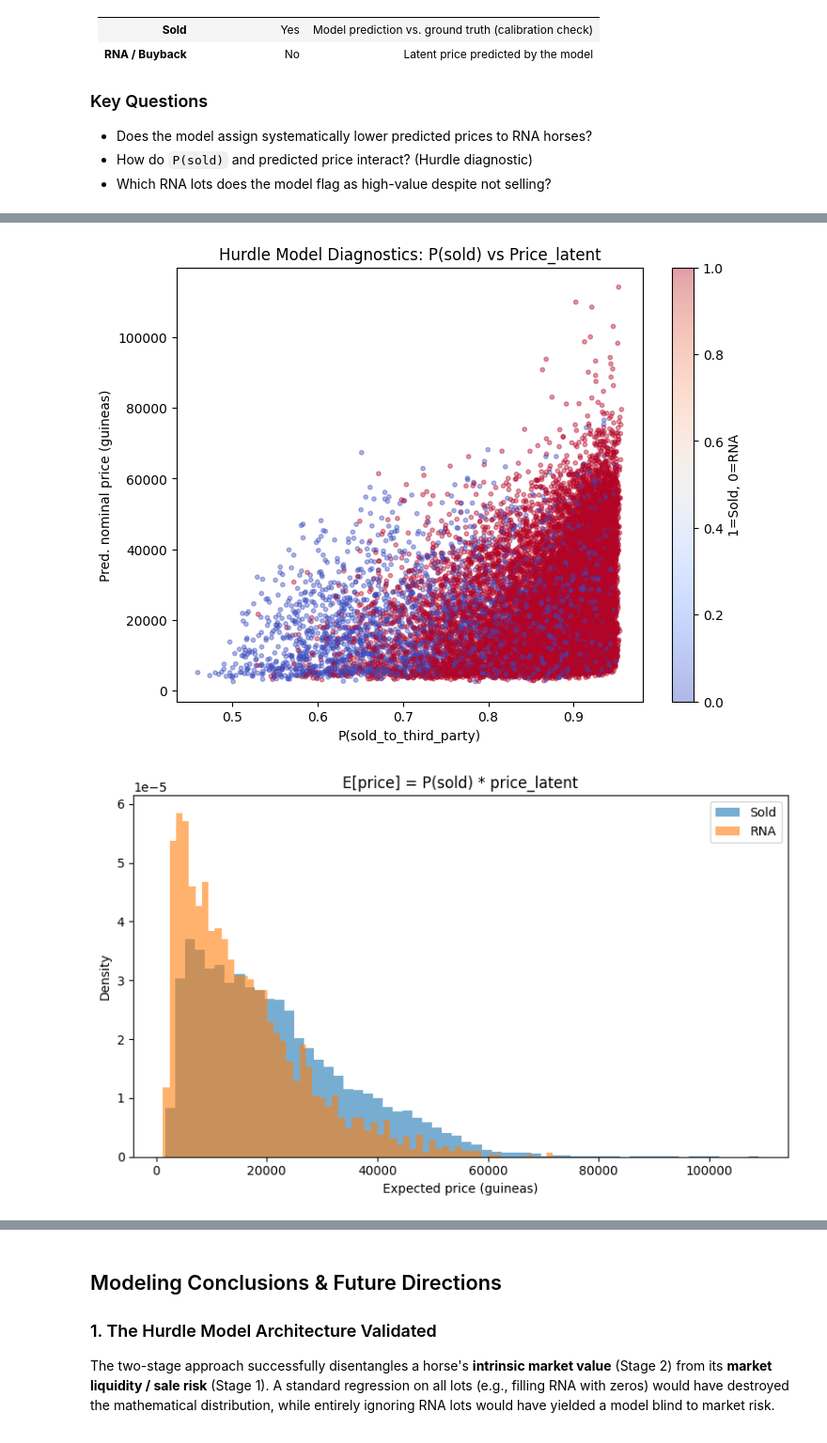
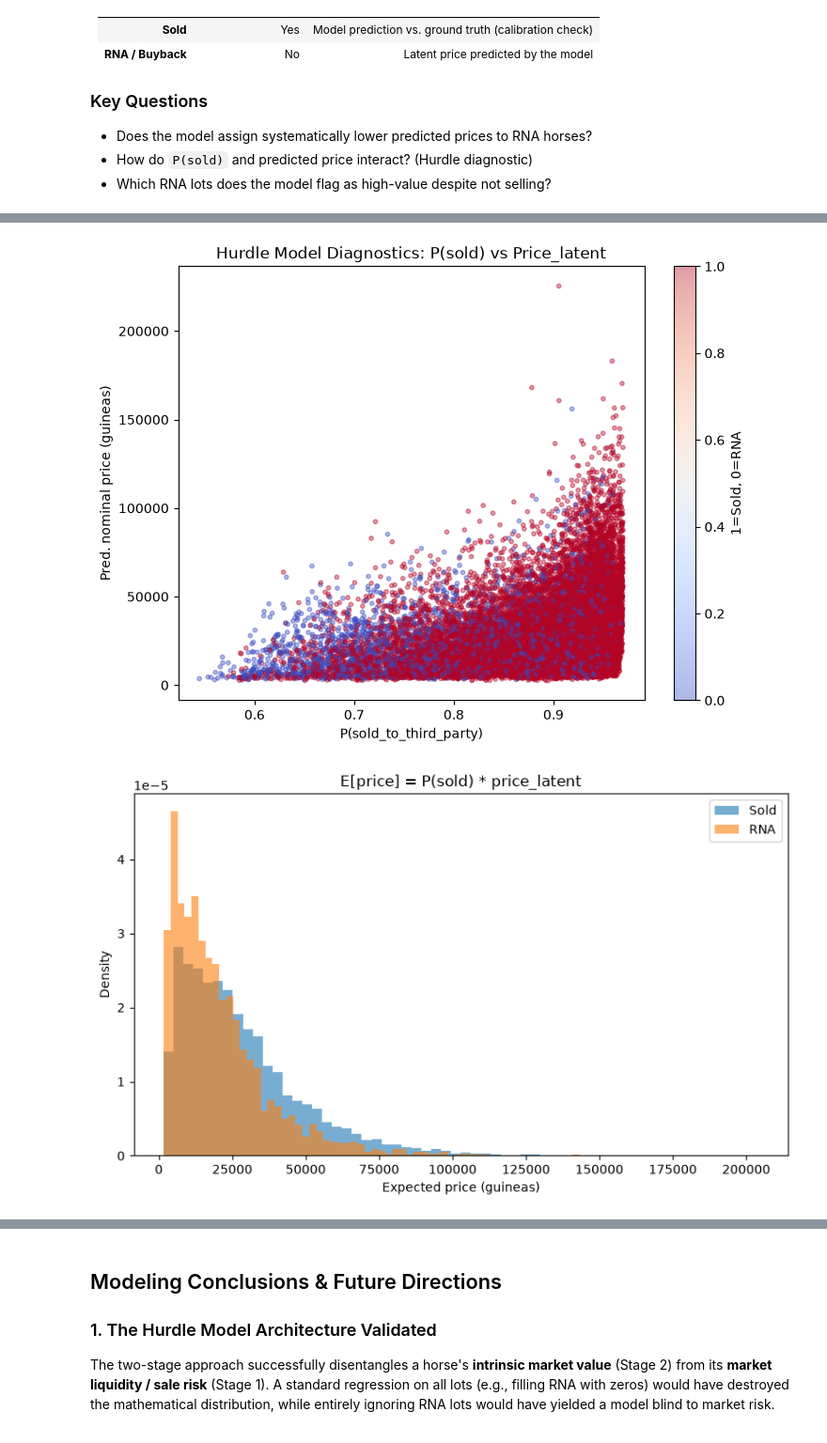
Before and after one commit to carroyo03/tfm-tattersalls, a Jupyter notebook: notebooks/04_Modeling.ipynb, the cells around one changed output, grey strips where cells are left out. Shown at 94% size. Saved outputs shown, nothing was run; the diff lists cells and outputs as text; code cells hidden in the pictures.

```diff
--- a/notebooks/04_Modeling.ipynb
+++ b/notebooks/04_Modeling.ipynb
@@ -1413,20 +1305,33 @@ sigma² (stacking regressor): 1.3134
 # %%
-fig, axes = plt.subplots(1, 2, figsize=(14, 5))
+# Apply Stage 2 to the full inference universe (sold + RNA lots)
+# Safety check: all reg features must exist in the inference universe
+missing = [f for f in features_reg if f not in univ_df.columns]
+assert len(missing) == 0, f"Missing features in inference_universe: {missing}"
+# Also check for NaN values in feature columns
+nan_counts = univ_df[features_reg].isna().sum()
+if nan_counts.sum() > 0:
+    cols_with_nan = nan_counts[nan_counts > 0]
+    print(f"WARNING: {len(cols_with_nan)} features have NaN values in inference_universe:")
+    for col, cnt in cols_with_nan.items():
+        print(f"  {col}: {cnt} NaN(s)")
+    print("Filling NaN with 0 — verify this is appropriate for each feature.")
+X_univ = univ_df[features_reg].fillna(0)
+# Use stacking ensemble for inference — combines all 4 base models
+log_price_all = reg_best_model.predict(X_univ)  # detrended
 
-# log-price distributions
-sold_mask_all = univ_df['sold_to_third_party'] == True
-rna_mask_all  = sold_mask_all == False
+# Compute sigma² from stacking residuals on val set
+sigma2_used = sigma2_reg
+print(f"sigma² (stacking regressor): {sigma2_used:.4f}")
 
-axes[0].hist(univ_df.loc[sold_mask_all, 'log_price_pred'], bins=60, alpha=0.6, label='Sold', density=True)
-axes[0].hist(univ_df.loc[rna_mask_all,  'log_price_pred'], bins=60, alpha=0.6, label='RNA / Buyback', density=True)
-axes[0].set_xlabel("log(price) predicted"); axes[0].set_ylabel("Density"); axes[0].legend(); axes[0].set_title("Predicted log-price distribution")
+# log_year_median_price_prior is available in inference_universe for re-detrending
+univ_lym = univ_df['log_year_median_price_prior'].fillna(univ_df['log_year_median_price_prior'].median())
 
-# nominal price boxplot
-sns.boxplot(data=univ_df, x='sold_to_third_party', y='price_nominal_pred', showfliers=False, ax=axes[1])
-axes[1].set_xticklabels(["RNA / Buyback", "Sold"]); axes[1].set_ylabel("Predicted nominal price (guineas)"); axes[1].set_title("Predicted price by outcome")
-plt.tight_layout(); plt.show()
+univ_df['log_price_pred']     = log_price_all  # detrended
+univ_df['price_nominal_pred'] = np.exp(log_price_all + univ_lym + sigma2_used / 2)
 
-# Summary stats
-summary = univ_df.groupby('sold_to_third_party')['price_nominal_pred'].agg(['median','mean','std','count'])
-print(summary)
+# Stage 1 — ensemble probabilities on the full universe
+clf_best_proba_all = clf_best_artifact.predict_proba(univ_df[features_clf])[:, 1]
+univ_df['prob_sold'] = clf_best_proba_all
+
+print(univ_df[['sale_year', 'sold_to_third_party', 'prob_sold', 'price_nominal_pred']].head())
 # %% [output]
@@ -1438,28 +1345,32 @@ True                 21402.639307  24215.599930  15022.277056  16527
 # %%
 # Hurdle combined price expectation
 univ_df['expected_price'] = univ_df['prob_sold'] * univ_df['price_nominal_pred']
+
+# Define masks for sold vs RNA lots
+sold_mask_all = univ_df['sold_to_third_party'].values
+rna_mask_all = ~sold_mask_all
 
 fig, ax = plt.subplots(figsize=(8, 6))
 scatter = ax.scatter(univ_df['prob_sold'], univ_df['price_nominal_pred'],
                      c=univ_df['sold_to_third_party'], cmap='coolwarm', alpha=0.4, s=10)
 ax.set_xlabel("P(sold_to_third_party)")
 ax.set_ylabel("Pred. nominal price (guineas)")
 ax.set_title("Hurdle Model Diagnostics: P(sold) vs Price_latent")
 plt.colorbar(scatter, label="1=Sold, 0=RNA")
 plt.show()
 
 # E[price] distribution
 fig, ax = plt.subplots(figsize=(8, 5))
 ax.hist(univ_df.loc[sold_mask_all, 'expected_price'], bins=60, alpha=0.6, label='Sold', density=True)
 ax.hist(univ_df.loc[rna_mask_all,  'expected_price'], bins=60, alpha=0.6, label='RNA', density=True)
 ax.set_xlabel("Expected price (guineas)"); ax.set_ylabel("Density"); ax.set_title("E[price] = P(sold) * price_latent")
 # Add a legend for knowing which color corresponds to sold vs RNA
 ax.legend()
 plt.tight_layout()
 plt.show()
 # %% [output]
-[figure, old version]
+[figure, new version]
-[figure, old version]
+[figure, new version]
 # %%
 top_rna = univ_df[~sold_mask_all].nlargest(10, 'price_nominal_pred')
 print("Top 10 RNA lots by predicted latent price:")
```
Also changed, not shown: parts of 35 cells of this notebook, 15 other files.
